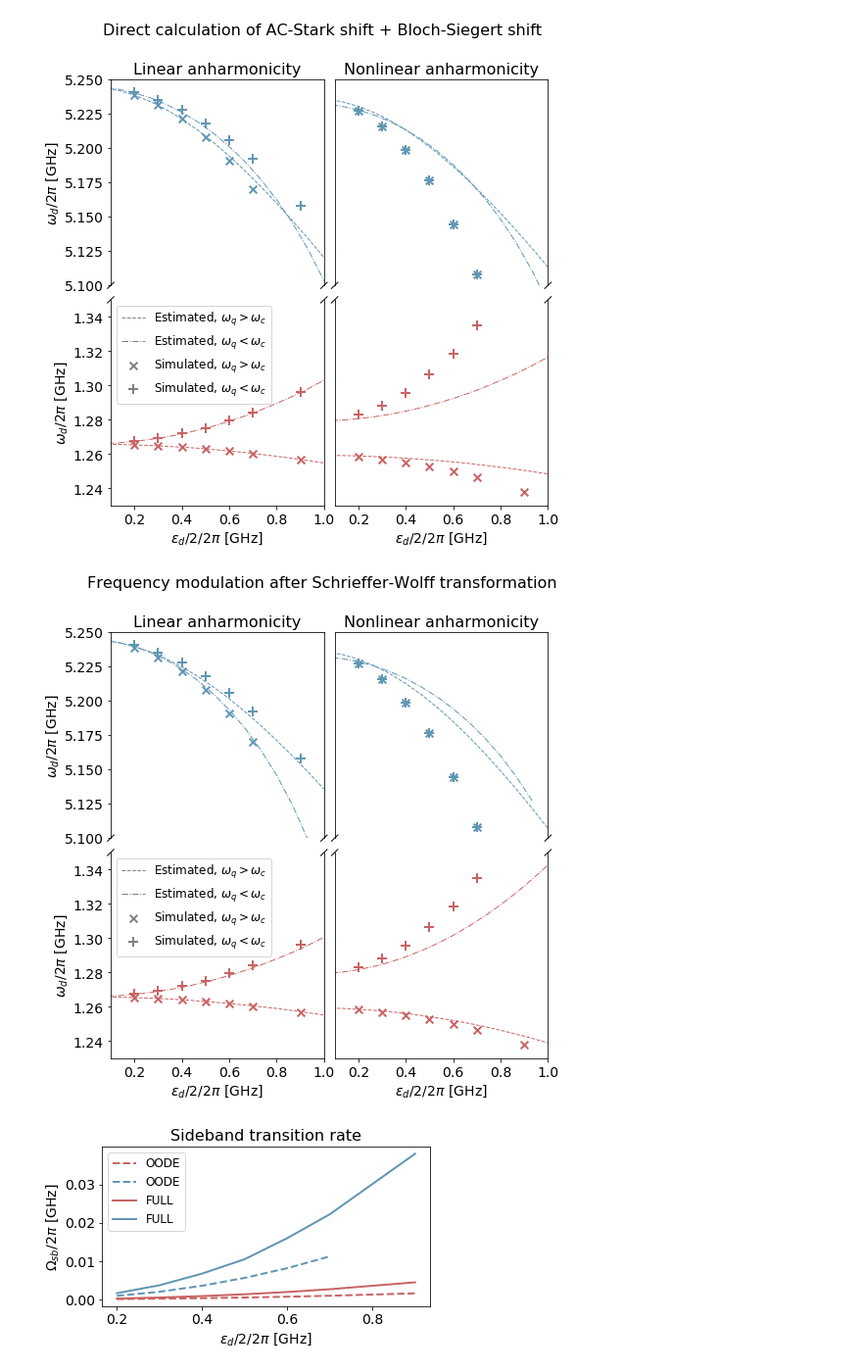
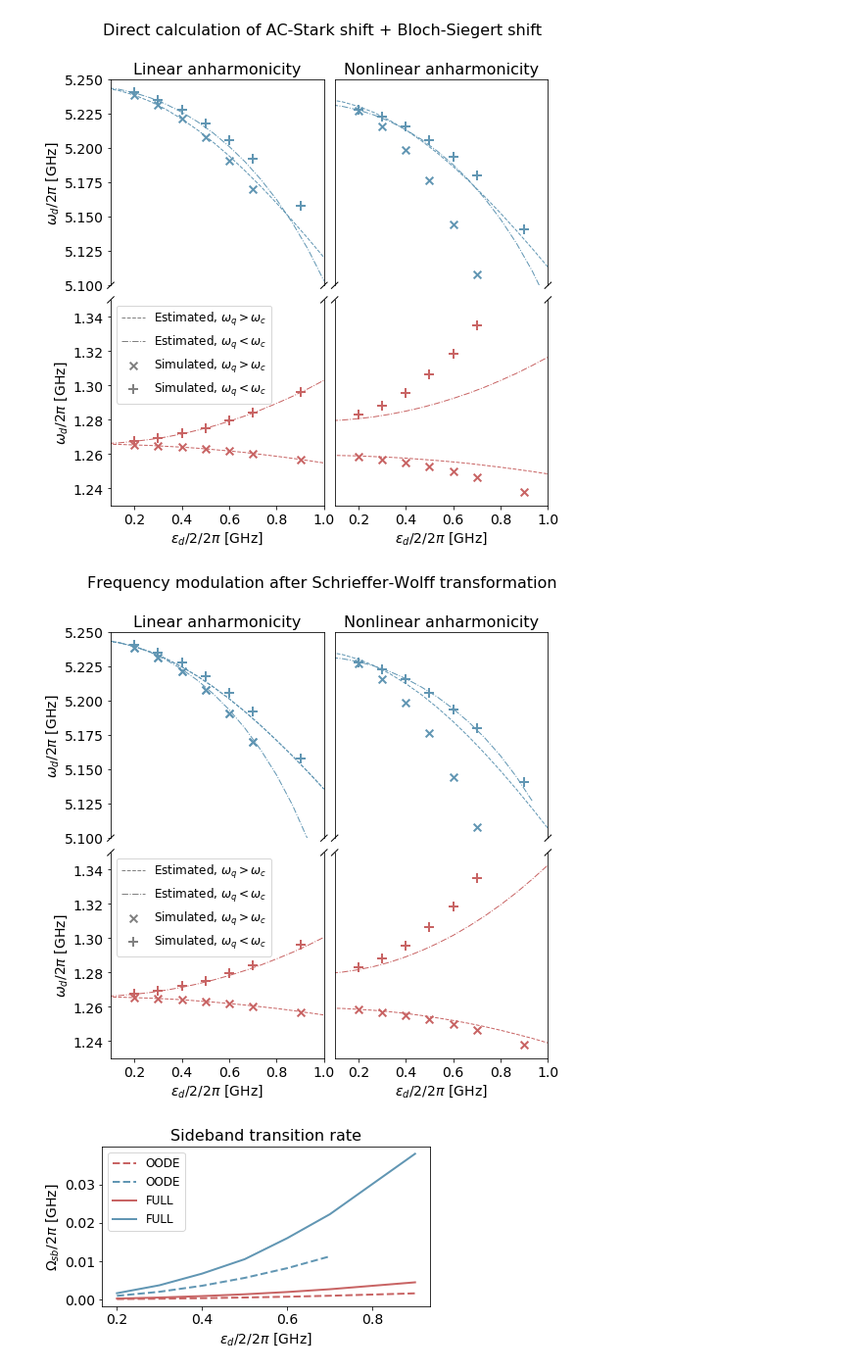
Before and after one commit to wouterkesselsap/thesis, a Jupyter notebook: overview_transmon_single.ipynb, the cells around one changed output. Shown at 98% size. Drawn from its saved outputs; the diff is of its cells as text; code cells hidden in the pictures.

```diff
--- a/overview_transmon_single.ipynb
+++ b/overview_transmon_single.ipynb
@@ -44,7 +44,7 @@ fp_wd_red_smaller = [1.2833, 1.2884, 1.2958, 1.3064, 1.3187, 1.3350, 1.3816]
 fp_shift_red_smaller = [0.0666, 0.0768, 0.0916, 0.1127, 0.1374, 0.1700, 0.2632]
 fp_shift_th_red_smaller = [0.061, 0.065, 0.070, 0.077, 0.085, 0.095, 0.121]
 fp_wsb_red_smaller = [0.0005165, 0.001128, 0.001996, 0.003153, 0.004547, 0.006282, 0.01132]
-fp_wd_blue_smaller = [5.2274, 5.2158, 5.1988, 5.1767, 5.1447, 5.1078, 5.0245]
+fp_wd_blue_smaller = [5.2283, 5.2230, 5.2156, 5.2060, 5.1940, 5.1798, 5.1410]
 fp_shift_blue_smaller = [-0.0452, -0.0685, -0.1024, -0.1466, -0.2106, -0.2844, -0.4510]
 fp_shift_th_blue_smaller = [-0.039, -0.053, -0.072, -0.095, -0.120, -0.147, -0.202]
 fp_wsb_blue_smaller = [0.001606, 0.003678, 0.006717, 0.01048, 0.01597, 0.02221, 0.03798]
@@ -222,7 +222,7 @@ plt.subplots_adjust(wspace=0.05)
 plt.subplots_adjust(hspace=0.07)
 plt.show()
 # %% [output]
-[figure, old version]
+[figure, new version]
 # %%
 d = .015
 
@@ -234,6 +234,8 @@ plt.scatter(eps_larger[:-1], rwa_wd_blue_larger, marker='x', lw=2, s=60, c=plotc
 plt.plot(eps_range, rwa_wd_th_sw_blue_larger, '--', c=plotcolours['sbblue'])
 plt.scatter(eps_smaller, rwa_wd_blue_smaller, marker='+', lw=2, s=100, c=plotcolours['sbblue'])
 plt.plot(eps_range, rwa_wd_th_sw_blue_smaller, '-.', c=plotcolours['sbblue'])
+plt.scatter(eps_larger[:-1], rwa_wd_blue_larger, marker='x', lw=2, s=60, c=plotcolours['sbblue'])
+plt.plot(eps_range, rwa_wd_th_sw_blue_larger, '--', c=plotcolours['sbblue'])
 plt.xlim([0.1, 1])
 plt.ylim([5.10, 5.25])
 plt.ylabel("$\\omega_d/2\\pi$ [GHz]")
@@ -287,34 +289,34 @@ plt.tick_params(
     which='both',      # both major and minor ticks are affected
     left=False,      # ticks along the bottom edge are off
     labelleft=False) # labels along the bottom edge are off
 plt.gca().spines['bottom'].set_visible(False)
 kwargs = dict(transform=plt.gca().transAxes, color='k', clip_on=False)
 plt.plot((-d,+d), (-d,+d), **kwargs)
 plt.plot((1-d,1+d), (-d,+d), **kwargs)
 
 plt.subplot(2, 2, 4)
 plt.scatter(eps_larger, fp_wd_red_larger, marker='x', lw=2, s=60, c=plotcolours['sbred'], label="Simulated, $\\omega_q > \\omega_c$")
 plt.plot(eps_range, fp_wd_th_sw_red_larger, '--', c=plotcolours['sbred'], label="Estimated, $\\omega_q > \\omega_c$")
 plt.scatter(eps_smaller, fp_wd_red_smaller, marker='+', lw=2, s=100, c=plotcolours['sbred'], label="Simulated, $\\omega_q < \\omega_c$")
 plt.plot(eps_range, fp_wd_th_sw_red_smaller, '-.', c=plotcolours['sbred'], label="Estimated, $\\omega_q < \\omega_c$")
 plt.xlim([0.1, 1])
 plt.ylim([1.23, 1.35])
 plt.xlabel("$\\epsilon_d/2/2\pi$ [GHz]")
 plt.tick_params(
     axis='y',          # changes apply to the x-axis
     which='both',      # both major and minor ticks are affected
     left=False,      # ticks along the bottom edge are off
     labelleft=False) # labels along the bottom edge are off
 plt.gca().spines['top'].set_visible(False)
 kwargs = dict(transform=plt.gca().transAxes, color='k', clip_on=False)
 plt.plot((1-d,1+d), (1-d,1+d), **kwargs)
 plt.plot((-d,+d), (1-d,1+d), **kwargs)
 
 plt.subplots_adjust(wspace=0.05)
 plt.subplots_adjust(hspace=0.07)
 plt.show()
 # %% [output]
-[figure, old version]
+[figure, new version]
 # %%
 # fig, axes = plt.subplots(1, 1, figsize=(6, 3))
 # # fig.suptitle("Transmon, single-tone drive")
```
